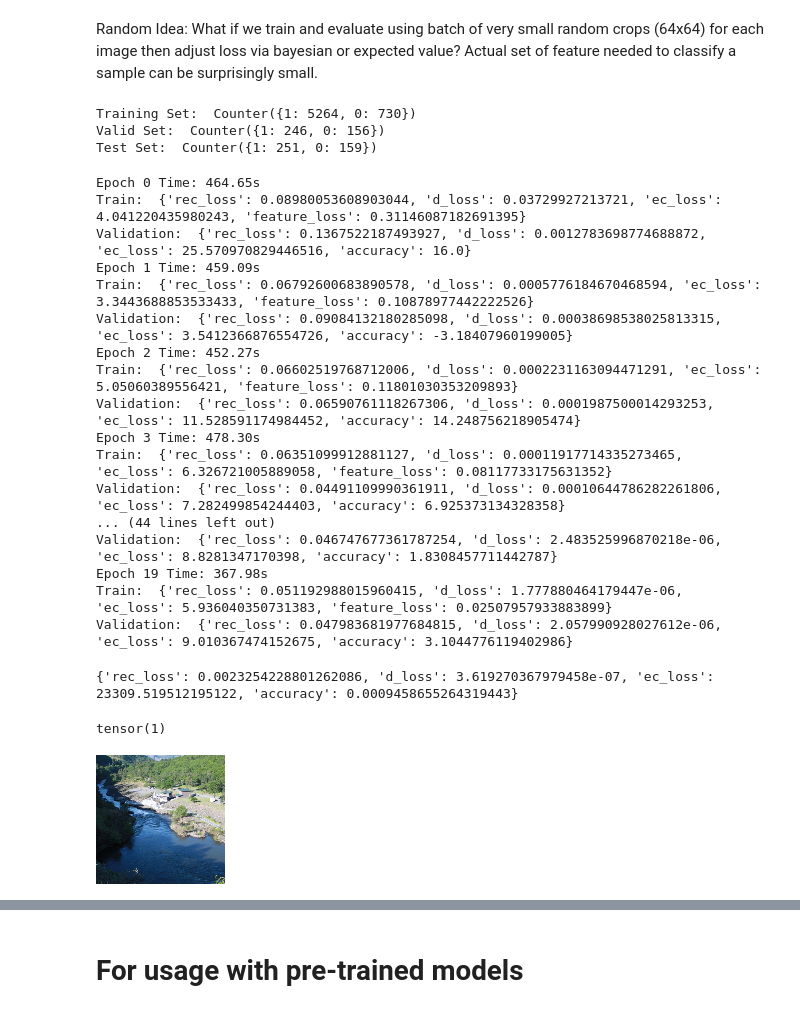
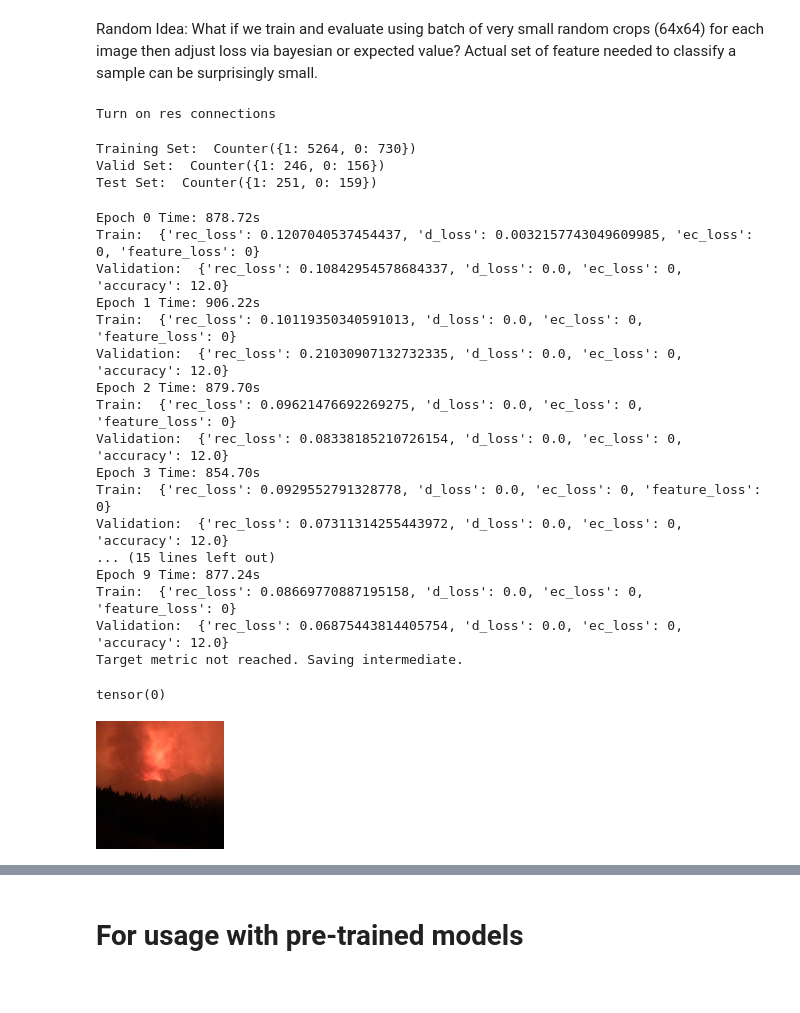
Before and after one commit to winterbird1co/599Proj, a Jupyter notebook: src/ProjectLab.ipynb, the cells around one changed output, grey strips where cells are left out. Saved outputs shown, nothing was run; the diff lists cells and outputs as text; code cells hidden in the pictures.

Commit message:
Add files via upload
Current files, more experiment will be performed with other models. BicycleGAN hasn't been modified to be one-class.

```diff
--- a/src/ProjectLab.ipynb
+++ b/src/ProjectLab.ipynb
@@ -115,6 +120,7 @@ Random Idea: What if we train and evaluate using batch of very small random crop
 p = 0.2
 mean = [0.485, 0.456, 0.406]
 std = [0.229, 0.224, 0.225]
+img_size = 128
 
 tfset = v2.Compose([
         v2.ToImageTensor(),
@@ -147,15 +153,14 @@ wf1Tsfire = Subset(wf1Test, [i for i, label in enumerate(wf1Test.targets) if lab
 wf1Tsnofire = Subset(wf1Test, [i for i, label in enumerate(wf1Test.targets) if label == 1])
 wf1nofire = Subset(wf1Train, [i for i, label in enumerate(wf1Train.targets) if label == 1])
 
-batch_size = 16
+batch_size = 12
 wf1TrLoader = DataLoader(dataset=wf1nofire, batch_size=batch_size, shuffle=True, num_workers=2)
 wf1VaLoader = DataLoader(dataset=wf1Valid, batch_size=batch_size, num_workers=2)
-wf1TsLoader = DataLoader(dataset=wf1Test, batch_size=batch_size, num_workers=2)
-wf1TsFireLd = DataLoader(dataset=wf1Tsfire, batch_size=batch_size, num_workers=2)
-wf1TsNoFireLd = DataLoader(dataset=wf1Tsnofire, batch_size=batch_size, num_workers=2)
 # %%
-epochs = 20
-trainer = train.GANProject(img_size=img_size, debug=False, small=True, activation=nn.LeakyReLU(0.2), alternative="efficientnet")
+epochs = 10
+trainer = train.GANProject(img_size=img_size, debug=False, activation=nn.LeakyReLU(0.2), select_G="novelty", select_D="novelty", no_encoder=True)
+# %% [output]
+Turn on res connections
 # %%
 # Analysis
 print("Training Set: ", Counter(wf1Train.targets))
@@ -190,33 +195,36 @@ Training Set:  Counter({1: 5264, 0: 730})
 Valid Set:  Counter({1: 246, 0: 156})
 Test Set:  Counter({1: 251, 0: 159})
 # %%
-trainer.train_model(trainLoader=wf1TrLoader, validLoader=wf1VaLoader, metric='loss', epochs=epochs, eps=0.01 ,previous=20)
+trainer.train_model(trainLoader=wf1TrLoader, validLoader=wf1VaLoader, metric='loss', epochs=epochs, eps=0.01)
 # %% [output]
-Epoch 0 Time: 464.65s
-Train:  {'rec_loss': 0.08980053608903044, 'd_loss': 0.03729927213721, 'ec_loss': 4.041220435980243, 'feature_loss': 0.31146087182691395}
-Validation:  {'rec_loss': 0.1367522187493927, 'd_loss': 0.0012783698774688872, 'ec_loss': 25.570970829446516, 'accuracy': 16.0}
-Epoch 1 Time: 459.09s
-Train:  {'rec_loss': 0.06792600683890578, 'd_loss': 0.0005776184670468594, 'ec_loss': 3.3443688853533433, 'feature_loss': 0.10878977442222526}
-Validation:  {'rec_loss': 0.09084132180285098, 'd_loss': 0.00038698538025813315, 'ec_loss': 3.5412366876554726, 'accuracy': -3.18407960199005}
-Epoch 2 Time: 452.27s
-Train:  {'rec_loss': 0.06602519768712006, 'd_loss': 0.0002231163094471291, 'ec_loss': 5.05060389556421, 'feature_loss': 0.11801030353209893}
-Validation:  {'rec_loss': 0.06590761118267306, 'd_loss': 0.0001987500014293253, 'ec_loss': 11.528591174984452, 'accuracy': 14.248756218905474}
-Epoch 3 Time: 478.30s
-Train:  {'rec_loss': 0.06351099912881127, 'd_loss': 0.00011917714335273465, 'ec_loss': 6.326721005889058, 'feature_loss': 0.08117733175631352}
-Validation:  {'rec_loss': 0.04491109990361911, 'd_loss': 0.00010644786282261806, 'ec_loss': 7.282499854244403, 'accuracy': 6.925373134328358}
-... (44 lines left out)
-Validation:  {'rec_loss': 0.046747677361787254, 'd_loss': 2.483525996870218e-06, 'ec_loss': 8.8281347170398, 'accuracy': 1.8308457711442787}
-Epoch 19 Time: 367.98s
-Train:  {'rec_loss': 0.051192988015960415, 'd_loss': 1.777880464179447e-06, 'ec_loss': 5.936040350731383, 'feature_loss': 0.02507957933883899}
-Validation:  {'rec_loss': 0.047983681977684815, 'd_loss': 2.057990928027612e-06, 'ec_loss': 9.010367474152675, 'accuracy': 3.1044776119402986}
+Epoch 0 Time: 878.72s
+Train:  {'rec_loss': 0.1207040537454437, 'd_loss': 0.0032157743049609985, 'ec_loss': 0, 'feature_loss': 0}
+Validation:  {'rec_loss': 0.10842954578684337, 'd_loss': 0.0, 'ec_loss': 0, 'accuracy': 12.0}
+Epoch 1 Time: 906.22s
+Train:  {'rec_loss': 0.10119350340591013, 'd_loss': 0.0, 'ec_loss': 0, 'feature_loss': 0}
+Validation:  {'rec_loss': 0.21030907132732335, 'd_loss': 0.0, 'ec_loss': 0, 'accuracy': 12.0}
+Epoch 2 Time: 879.70s
+Train:  {'rec_loss': 0.09621476692269275, 'd_loss': 0.0, 'ec_loss': 0, 'feature_loss': 0}
+Validation:  {'rec_loss': 0.08338185210726154, 'd_loss': 0.0, 'ec_loss': 0, 'accuracy': 12.0}
+Epoch 3 Time: 854.70s
+Train:  {'rec_loss': 0.0929552791328778, 'd_loss': 0.0, 'ec_loss': 0, 'feature_loss': 0}
+Validation:  {'rec_loss': 0.07311314255443972, 'd_loss': 0.0, 'ec_loss': 0, 'accuracy': 12.0}
+... (15 lines left out)
+Epoch 9 Time: 877.24s
+Train:  {'rec_loss': 0.08669770887195158, 'd_loss': 0.0, 'ec_loss': 0, 'feature_loss': 0}
+Validation:  {'rec_loss': 0.06875443814405754, 'd_loss': 0.0, 'ec_loss': 0, 'accuracy': 12.0}
+Target metric not reached. Saving intermediate.
 # %%
-test_result = trainer.evaluate(wf1TsLoader)
-print(test_result)
+wf1TsLoader = DataLoader(dataset=wf1Test, batch_size=batch_size, num_workers=2, shuffle=True)
+#test_result = trainer.evaluate(wf1TsLoader)
+#print(test_result)
-# %% [output]
-{'rec_loss': 0.0023254228801262086, 'd_loss': 3.619270367979458e-07, 'ec_loss': 23309.519512195122, 'accuracy': 0.0009458655264319443}
 # %%
+wf1TsFireLd = DataLoader(dataset=wf1Tsfire, batch_size=batch_size, num_workers=2, shuffle=True)
+wf1TsNoFireLd = DataLoader(dataset=wf1Tsnofire, batch_size=batch_size, num_workers=2, shuffle=True)
+
 #X, y_true = next(iter(wf1TsFireLd))
-X, y_true = next(iter(wf1TsNoFireLd))
+#X, y_true = next(iter(wf1TsNoFireLd))
+X, y_true = next(iter(wf1TsLoader))
 X = X.to(device)
 revert = v2.ToPILImage()
 with torch.no_grad():
@@ -224,15 +232,16 @@ with torch.no_grad():
     R = R.to(device)
     y_fake = trainer.discriminator(R)
 
-    _,_,_,_,gd1 = trainer.generator.encoder(X)
-    _,_,_,_,ed1 = trainer.encoder(R)
+    if trainer.encoder is not None:
+        _,_,_,_,gd1 = trainer.generator.encoder(X)
+        _,_,_,_,ed1 = trainer.encoder(R)
 # %%
-i = 6
+i = 0
 print(y_true[i])
 revert(X[i])
 # %% [output]
-tensor(1)
+tensor(0)
-[figure, old version]
+[figure, new version]
 # %%
 import torch.nn.functional as F
 print(y_fake[i], F.l1_loss(R[i], X[i]))
```
Also changed, not shown: parts of 4 cells of this notebook, 4 other files.
